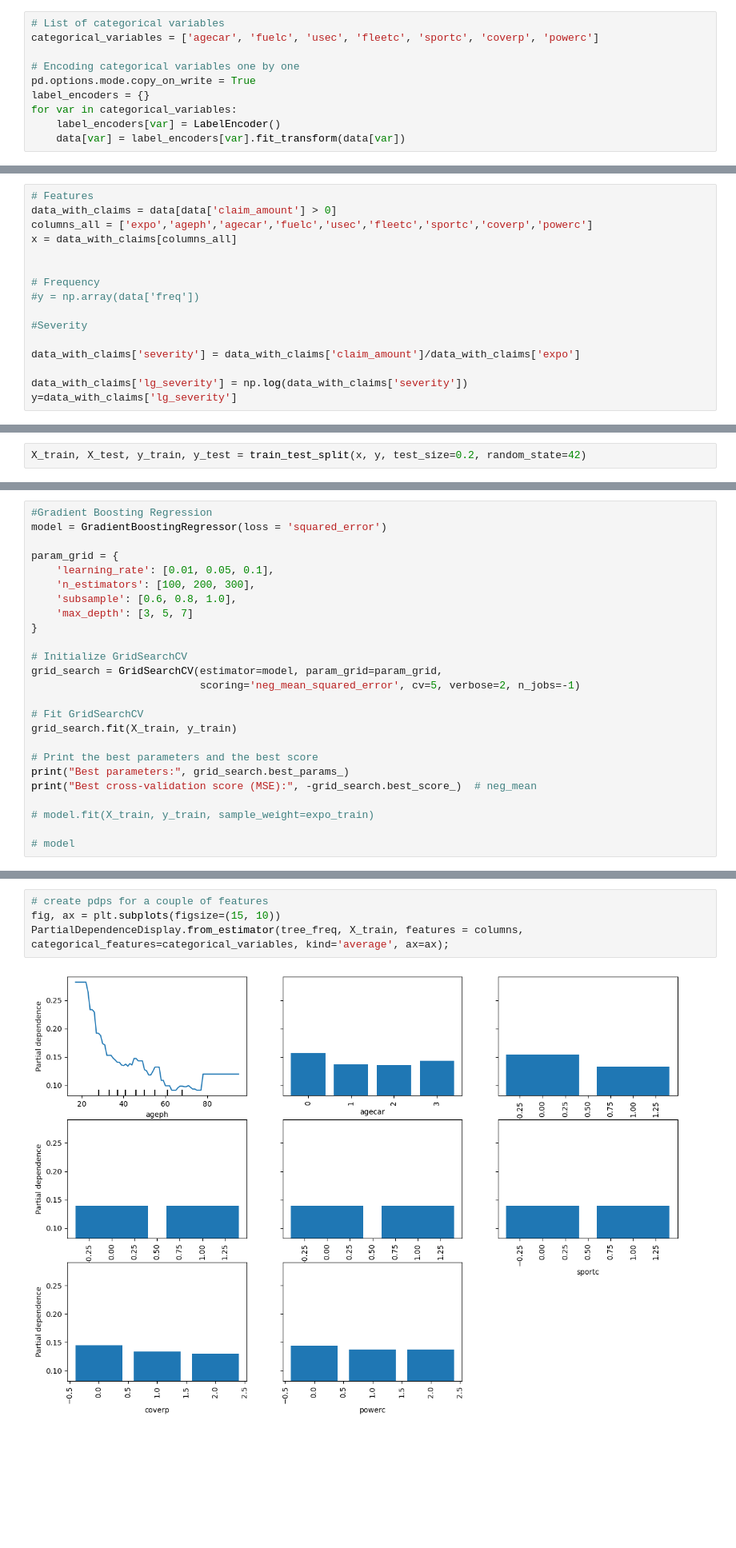
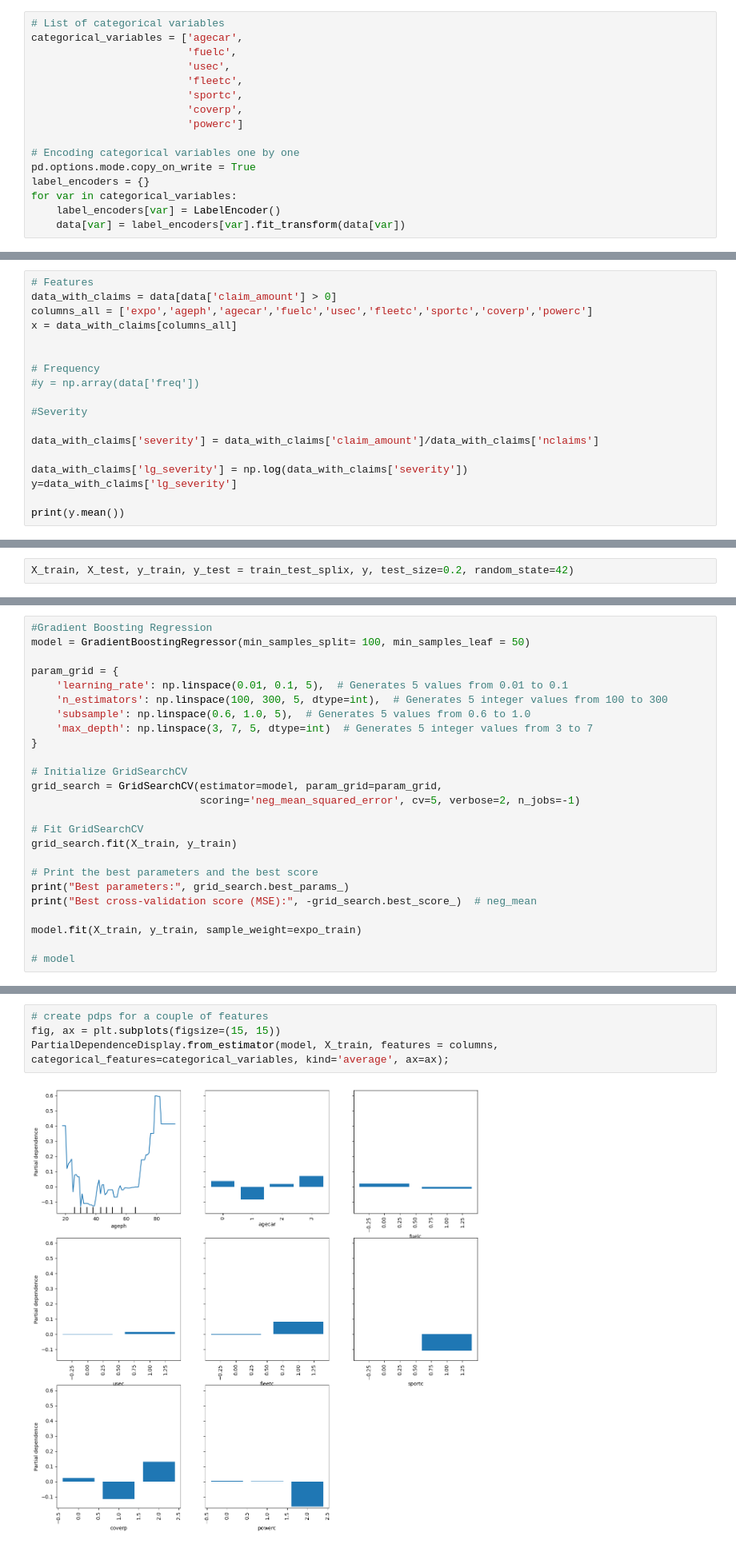
Before and after one commit to HalfmoonSD/Data-Science-for-Non-Life-Insurance-Project, a Jupyter notebook: Gradient Boosting (Severity).ipynb, the cells around one changed output, grey strips where cells are left out. Shown at 80% size. Drawn from its saved outputs; the diff is of its cells as text; blank space fills up the shorter version.

```diff
--- a/Gradient Boosting (Severity).ipynb
+++ b/Gradient Boosting (Severity).ipynb
@@ -39,7 +42,13 @@ data.head(100)
 100 rows × 12 columns
 # %%
 # List of categorical variables
-categorical_variables = ['agecar', 'fuelc', 'usec', 'fleetc', 'sportc', 'coverp', 'powerc']
+categorical_variables = ['agecar',
+                         'fuelc',
+                         'usec',
+                         'fleetc',
+                         'sportc',
+                         'coverp',
+                         'powerc']
 
 # Encoding categorical variables one by one
 pd.options.mode.copy_on_write = True
@@ -91,7 +100,9 @@ x = data_with_claims[columns_all]
 
 #Severity
 
-data_with_claims['severity'] = data_with_claims['claim_amount']/data_with_claims['expo']
+data_with_claims['severity'] = data_with_claims['claim_amount']/data_with_claims['nclaims']
 
 data_with_claims['lg_severity'] = np.log(data_with_claims['severity'])
 y=data_with_claims['lg_severity']
+
+print(y.mean())
@@ -98,5 +111,5 @@ y=data_with_claims['lg_severity']
 # %%
-X_train, X_test, y_train, y_test = train_test_split(x, y, test_size=0.2, random_state=42)
+X_train, X_test, y_train, y_test = train_test_splix, y, test_size=0.2, random_state=42)
 # %%
 columns = ['ageph','agecar','fuelc','usec','fleetc','sportc','coverp','powerc']
 expo_train = X_train['expo']
@@ -105,13 +118,13 @@ expo_test = X_test['expo']
 X_test = X_test[columns]
 # %%
 #Gradient Boosting Regression
-model = GradientBoostingRegressor(loss = 'squared_error')
+model = GradientBoostingRegressor(min_samples_split= 100, min_samples_leaf = 50)
 
 param_grid = {
-    'learning_rate': [0.01, 0.05, 0.1],
-    'n_estimators': [100, 200, 300],
-    'subsample': [0.6, 0.8, 1.0],
-    'max_depth': [3, 5, 7]
+    'learning_rate': np.linspace(0.01, 0.1, 5),  # Generates 5 values from 0.01 to 0.1
+    'n_estimators': np.linspace(100, 300, 5, dtype=int),  # Generates 5 integer values from 100 to 300
+    'subsample': np.linspace(0.6, 1.0, 5),  # Generates 5 values from 0.6 to 1.0
+    'max_depth': np.linspace(3, 7, 5, dtype=int)  # Generates 5 integer values from 3 to 7
 }
 
 # Initialize GridSearchCV
@@ -125,7 +138,7 @@ grid_search.fit(X_train, y_train)
 print("Best parameters:", grid_search.best_params_)
 print("Best cross-validation score (MSE):", -grid_search.best_score_)  # neg_mean
 
-# model.fit(X_train, y_train, sample_weight=expo_train)
+model.fit(X_train, y_train, sample_weight=expo_train)
 
 # model
 # %% [output]
@@ -165,9 +175,9 @@ plt.show()
 # %%
 # create pdps for a couple of features
-fig, ax = plt.subplots(figsize=(15, 10))
-PartialDependenceDisplay.from_estimator(tree_freq, X_train, features = columns, categorical_features=categorical_variables, kind='average', ax=ax);
+fig, ax = plt.subplots(figsize=(15, 15))
+PartialDependenceDisplay.from_estimator(model, X_train, features = columns, categorical_features=categorical_variables, kind='average', ax=ax);
 # %% [output]
-[figure, old version]
+[figure, new version]
 # %%
 # Compute partial dependence plots and individual conditional expectation
 ice = ['powerc']
```
Also changed, not shown: parts of 18 cells of this notebook.
